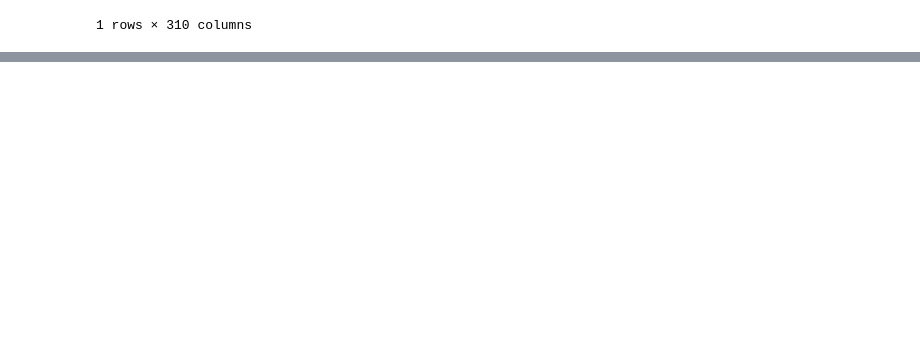
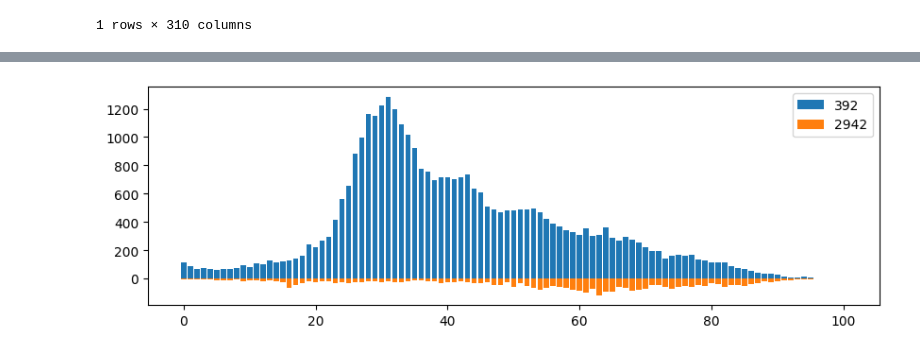
Before and after one commit to shared-repo/human-da, a Jupyter notebook: workspace/package-for-ml/lab03.ipynb, the cells around one changed output, grey strips where cells are left out. Cells and saved outputs as stored; diff of their text form; code cells hidden in the pictures; blank space fills up the shorter version.

```diff
--- a/workspace/package-for-ml/lab03.ipynb
+++ b/workspace/package-for-ml/lab03.ipynb
@@ -75,0 +178,8 @@ population[ population["2024년09월_계_총인구수"] == max_value ]
+# %%
+plt.figure(figsize=(10, 3))
+plt.bar(np.arange(101), population_per_age392, label='392')
+plt.bar(np.arange(101), -population_per_age2942, label='2942')
+plt.legend()
+plt.show()
+# %% [output]
+[figure, added]
```
Also changed, not shown: parts of 24 cells of this notebook.
